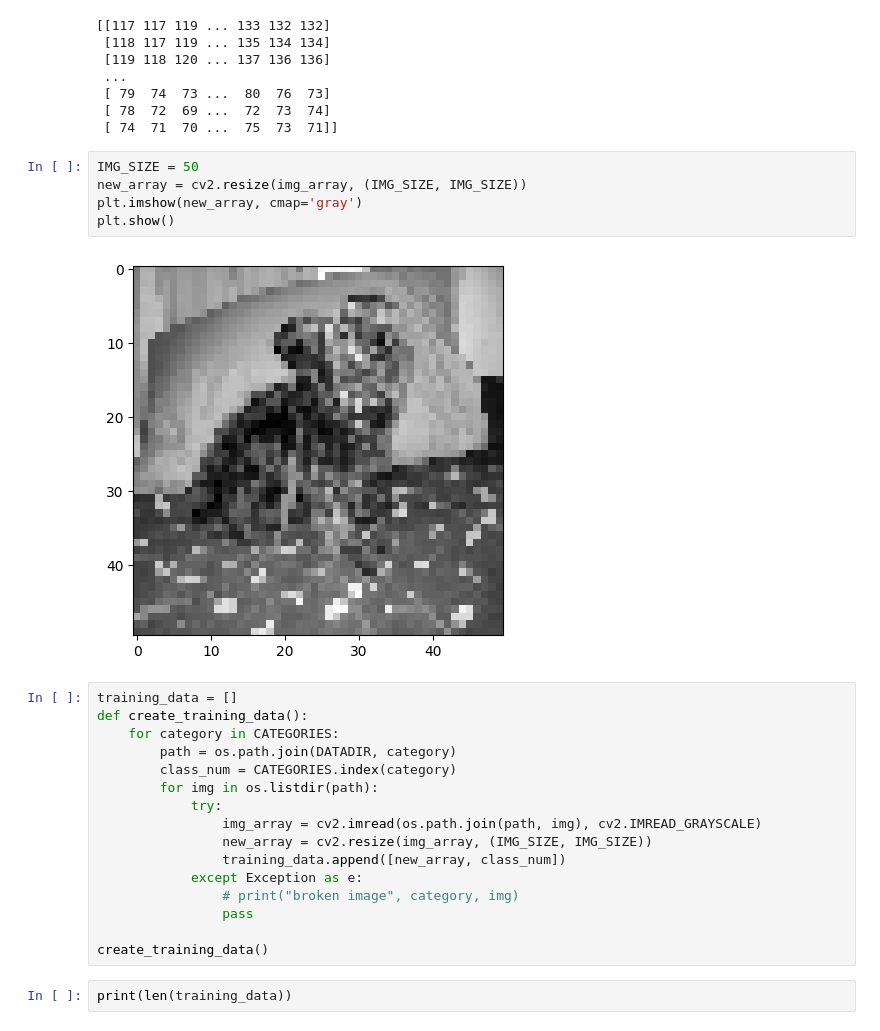
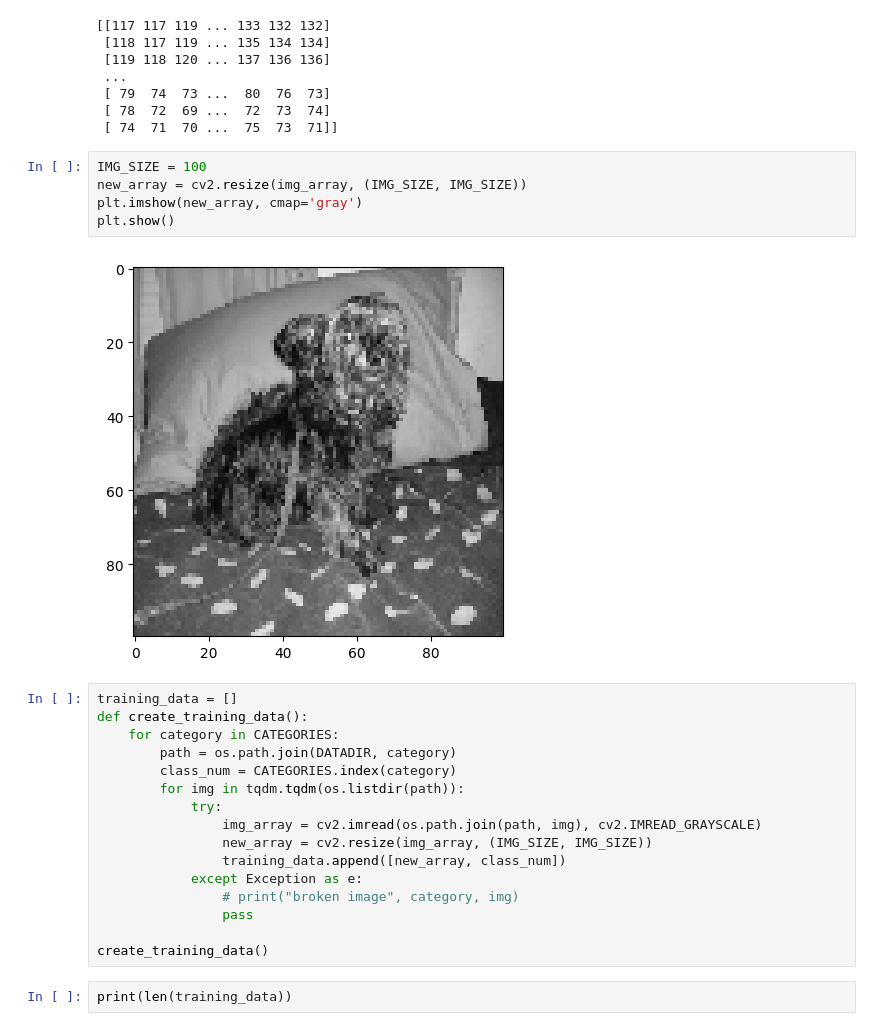
Before and after one commit to objoyful/our-code, a Jupyter notebook: Keras/k2.ipynb, the cells around one changed output. Saved outputs shown, nothing was run; the diff lists cells and outputs as text.

```diff
--- a/Keras/k2.ipynb
+++ b/Keras/k2.ipynb
@@ -28,19 +29,19 @@ print(img_array)
  [ 78  72  69 ...  72  73  74]
  [ 74  71  70 ...  75  73  71]]
 # %%
-IMG_SIZE = 50
+IMG_SIZE = 100
 new_array = cv2.resize(img_array, (IMG_SIZE, IMG_SIZE))
 plt.imshow(new_array, cmap='gray')
 plt.show()
 # %% [output]
-[figure, old version]
+[figure, new version]
 # %%
 training_data = []
 def create_training_data():
     for category in CATEGORIES:
         path = os.path.join(DATADIR, category)
         class_num = CATEGORIES.index(category)
-        for img in os.listdir(path):
+        for img in tqdm.tqdm(os.listdir(path)):
             try:
                 img_array = cv2.imread(os.path.join(path, img), cv2.IMREAD_GRAYSCALE)
                 new_array = cv2.resize(img_array, (IMG_SIZE, IMG_SIZE))
```
Also changed, not shown: parts of 3 cells of this notebook, 1 other file.
